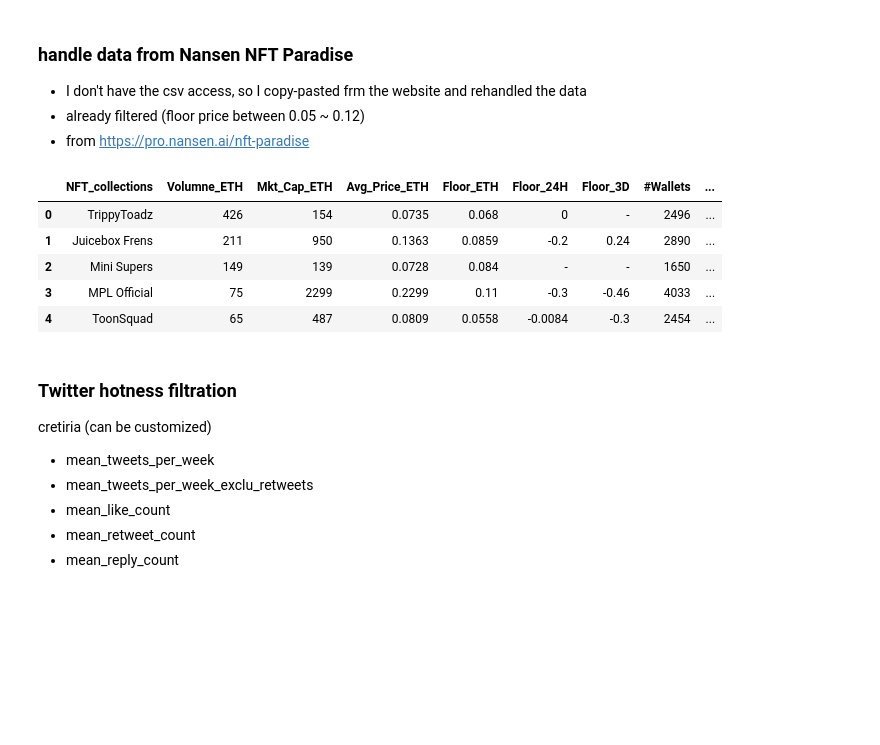
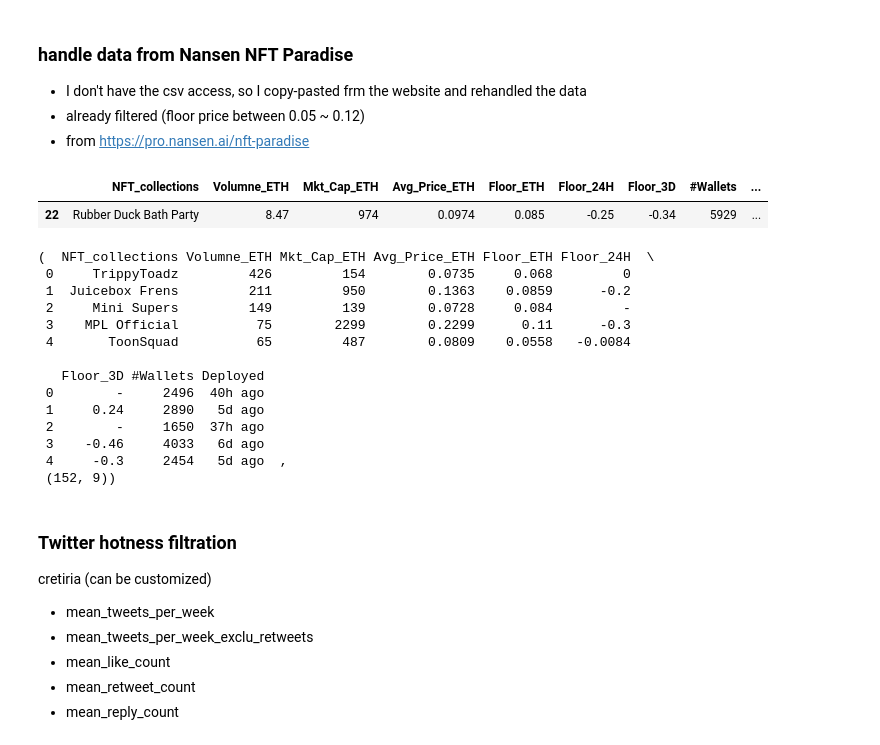
Before and after one commit to June911/find_hot_nft_with_twitter, a Jupyter notebook: process_nansen_nft.ipynb, the cells around one changed output. Saved outputs shown, nothing was run; the diff lists cells and outputs as text; code cells hidden in the pictures; blank space fills up the shorter version.

```diff
--- a/process_nansen_nft.ipynb
+++ b/process_nansen_nft.ipynb
@@ -7,6 +7,11 @@ import pandas as pd
 - I don't have the csv access, so I copy-pasted frm the website and rehandled the data
 - already filtered (floor price between 0.05 ~ 0.12)
 - from https://pro.nansen.ai/nft-paradise
+# %%
+df_data[df_data["NFT_collections"] == "Rubber Duck Bath Party"]
+# %% [output]
+|  | NFT_collections | Volumne_ETH | Mkt_Cap_ETH | Avg_Price_ETH | Floor_ETH | Floor_24H | Floor_3D | #Wallets | ... |
+| 22 | Rubber Duck Bath Party | 8.47 | 974 | 0.0974 | 0.085 | -0.25 | -0.34 | 5929 | ... |
 # %%
 # load data
 data_path = os.path.join(os.getcwd(), "data")
@@ -27,14 +32,22 @@ df_data.reset_index(inplace=True, drop=True)
 df_data = df_data.loc[df_data["NFT_collections"] != "NFT Collection"]
 df_data.drop_duplicates(subset= "NFT_collections", inplace=True)
 df_data.to_excel(os.path.join(data_path, "nansen_nft_paradise_handled.xlsx"))
-df_data.head()
+df_data.head(), df_data.shape
 # %% [output]
-|  | NFT_collections | Volumne_ETH | Mkt_Cap_ETH | Avg_Price_ETH | Floor_ETH | Floor_24H | Floor_3D | #Wallets | ... |
-| 0 | TrippyToadz | 426 | 154 | 0.0735 | 0.068 | 0 | - | 2496 | ... |
-| 1 | Juicebox Frens | 211 | 950 | 0.1363 | 0.0859 | -0.2 | 0.24 | 2890 | ... |
-| 2 | Mini Supers | 149 | 139 | 0.0728 | 0.084 | - | - | 1650 | ... |
-| 3 | MPL Official | 75 | 2299 | 0.2299 | 0.11 | -0.3 | -0.46 | 4033 | ... |
-| 4 | ToonSquad | 65 | 487 | 0.0809 | 0.0558 | -0.0084 | -0.3 | 2454 | ... |
+(  NFT_collections Volumne_ETH Mkt_Cap_ETH Avg_Price_ETH Floor_ETH Floor_24H  \
+ 0     TrippyToadz         426         154        0.0735     0.068         0
+ 1  Juicebox Frens         211         950        0.1363    0.0859      -0.2
+ 2     Mini Supers         149         139        0.0728     0.084         -
+ 3    MPL Official          75        2299        0.2299      0.11      -0.3
+ 4       ToonSquad          65         487        0.0809    0.0558   -0.0084
+
+   Floor_3D #Wallets Deployed
+ 0        -     2496  40h ago
+ 1     0.24     2890   5d ago
+ 2        -     1650  37h ago
+ 3    -0.46     4033   6d ago
+ 4     -0.3     2454   5d ago  ,
+ (152, 9))
 # %% [markdown]
 ### Twitter hotness filtration
 
```
Also changed, not shown: parts of 10 cells of this notebook, 7 other files.
